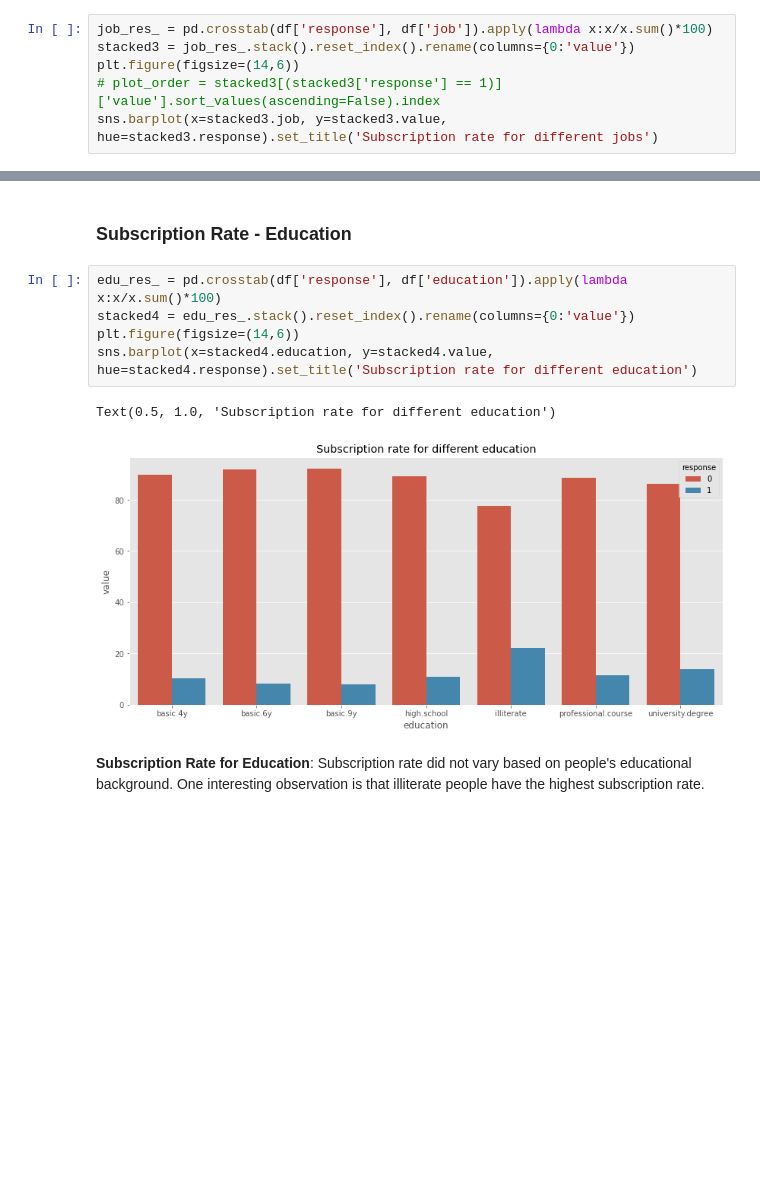
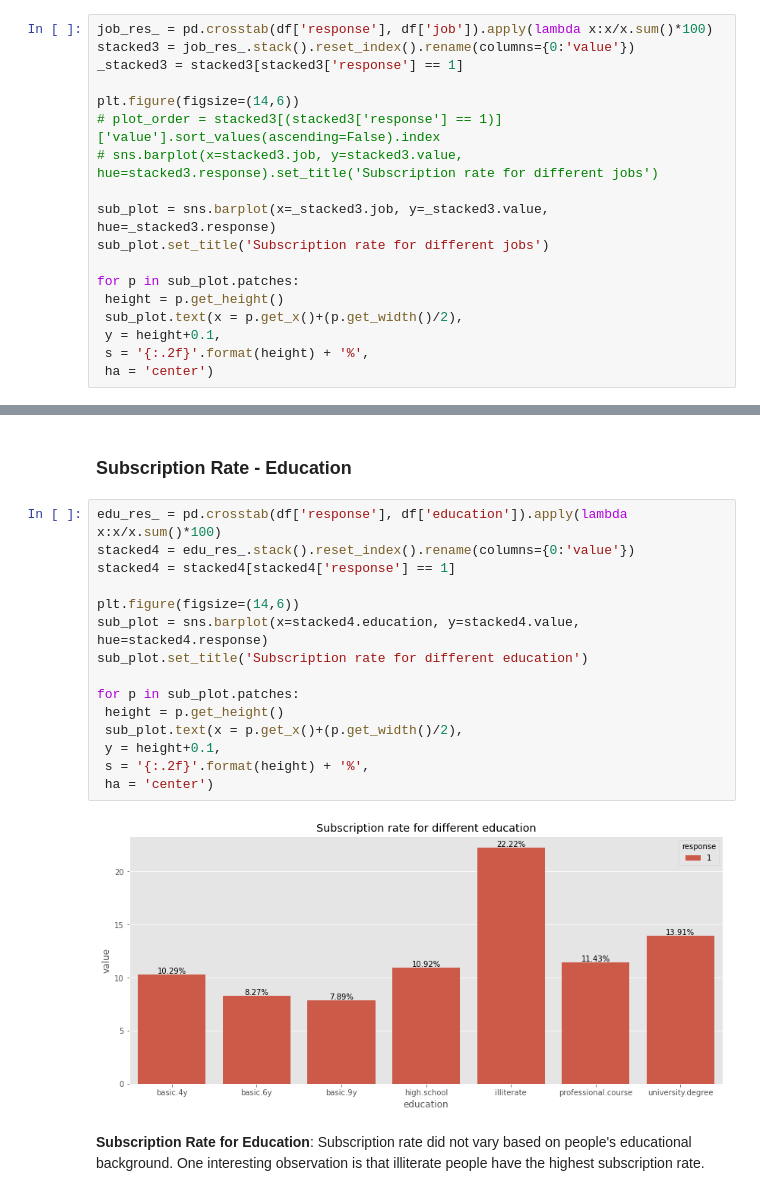
Before and after one commit to lmw0612/bank_telemarketing, a Jupyter notebook: bank_telemarketing.ipynb, the cells around one changed output, grey strips where cells are left out. Cells and saved outputs as stored; diff of their text form; blank space fills up the shorter version.

```diff
--- a/bank_telemarketing.ipynb
+++ b/bank_telemarketing.ipynb
@@ -469,7 +454,19 @@ Text(0.5, 1.0, 'Subscription rate within three main age group')
 # %%
 job_res_ = pd.crosstab(df['response'], df['job']).apply(lambda x:x/x.sum()*100)
 stacked3 = job_res_.stack().reset_index().rename(columns={0:'value'})
+_stacked3 = stacked3[stacked3['response'] == 1]
+
 plt.figure(figsize=(14,6))
 # plot_order = stacked3[(stacked3['response'] == 1)]['value'].sort_values(ascending=False).index
-sns.barplot(x=stacked3.job, y=stacked3.value, hue=stacked3.response).set_title('Subscription rate for different jobs')
+# sns.barplot(x=stacked3.job, y=stacked3.value, hue=stacked3.response).set_title('Subscription rate for different jobs')
+
+sub_plot = sns.barplot(x=_stacked3.job, y=_stacked3.value, hue=_stacked3.response)
+sub_plot.set_title('Subscription rate for different jobs')
+
+for p in sub_plot.patches:
+ height = p.get_height()
+ sub_plot.text(x = p.get_x()+(p.get_width()/2),
+ y = height+0.1,
+ s = '{:.2f}'.format(height) + '%',
+ ha = 'center')
 # %% [output]
@@ -482,11 +478,20 @@ Text(0.5, 1.0, 'Subscription rate for different jobs')
 # %%
 edu_res_ = pd.crosstab(df['response'], df['education']).apply(lambda x:x/x.sum()*100)
 stacked4 = edu_res_.stack().reset_index().rename(columns={0:'value'})
+stacked4 = stacked4[stacked4['response'] == 1]
+
 plt.figure(figsize=(14,6))
-sns.barplot(x=stacked4.education, y=stacked4.value, hue=stacked4.response).set_title('Subscription rate for different education')
+sub_plot = sns.barplot(x=stacked4.education, y=stacked4.value, hue=stacked4.response)
+sub_plot.set_title('Subscription rate for different education')
+
+for p in sub_plot.patches:
+ height = p.get_height()
+ sub_plot.text(x = p.get_x()+(p.get_width()/2),
+ y = height+0.1,
+ s = '{:.2f}'.format(height) + '%',
+ ha = 'center')
 # %% [output]
-Text(0.5, 1.0, 'Subscription rate for different education')
-[figure, old version]
+[figure, new version]
 # %% [markdown]
 **Subscription Rate for Education**: Subscription rate did not vary based on people's educational background. One interesting observation is that illiterate people have the highest subscription rate.
 # %% [markdown]
```
Also changed, not shown: parts of 40 cells of this notebook, 1 other file.
